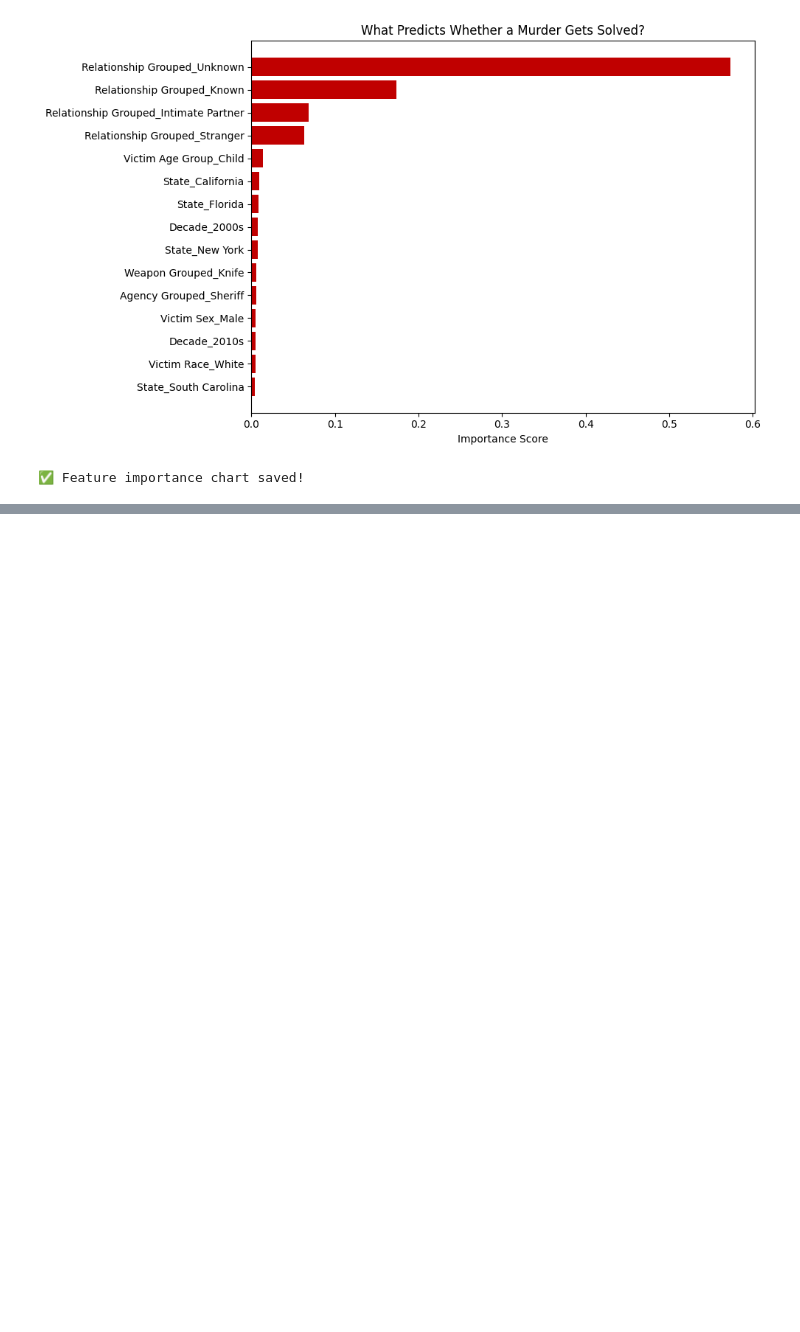
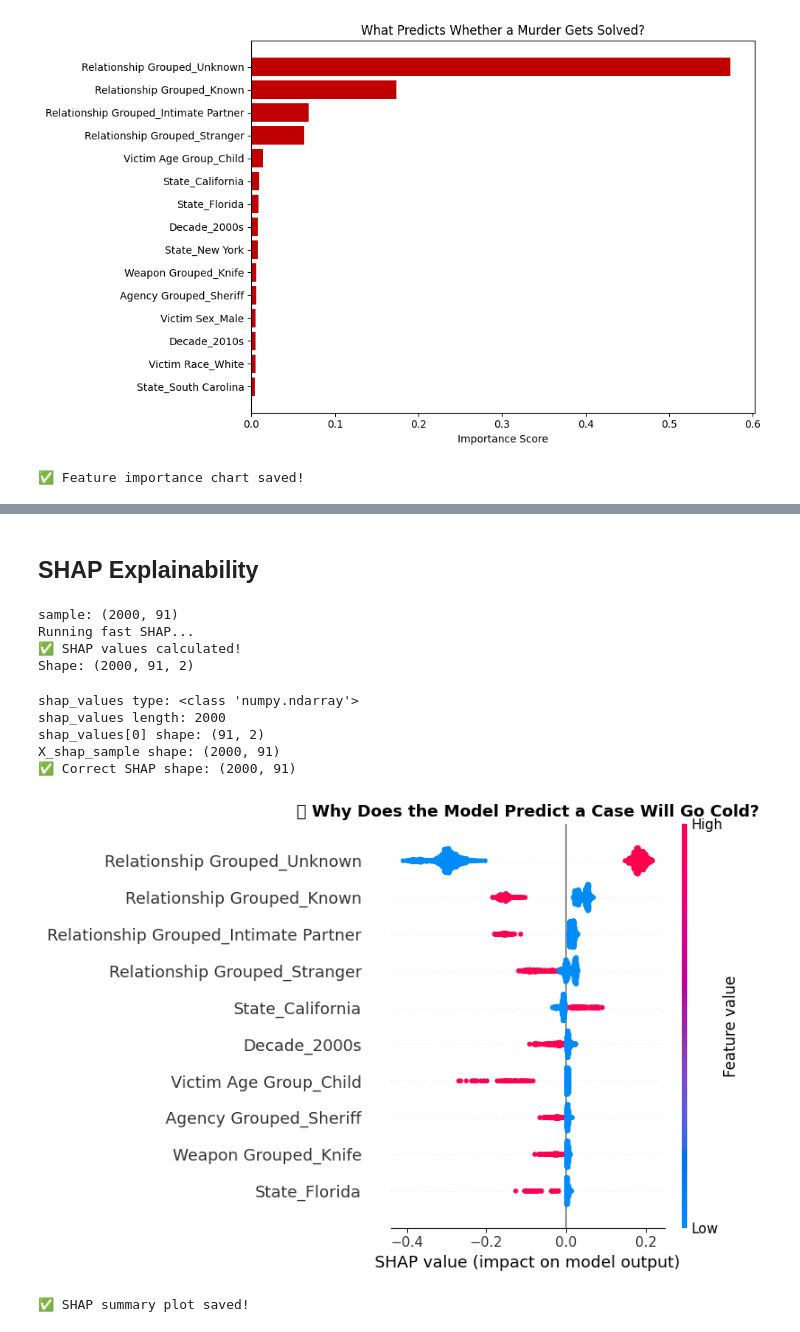
Before and after one commit to sakshiot4/cold-case-pattern-analysis, a Jupyter notebook: notebooks/cold_case_analysis.ipynb, the cells around one changed output, grey strips where cells are left out. Saved outputs shown, nothing was run; the diff lists cells and outputs as text; code cells hidden in the pictures; blank space fills up the shorter version.

Commit message:
Complete ML Pipeline — Phases 1-5: Data Engineering, K-Modes Clustering, Random Forest (83.4%), SHAP Explainability

```diff
--- a/notebooks/cold_case_analysis.ipynb
+++ b/notebooks/cold_case_analysis.ipynb
@@ -944,0 +998,2 @@ Name: Cold_Case_Risk_Score, dtype: float64
+# %% [markdown]
+## SHAP Explainability
@@ -944,0 +1005,55 @@ Name: Cold_Case_Risk_Score, dtype: float64
+# %%
+# Shap
+X_shap_sample = X_test.sample(n=2000, random_state=42)
+
+print(f"sample: {X_shap_sample.shape}")
+print("Running fast SHAP...")
+
+# Use interventional path dependency — much faster
+explainer = shap.TreeExplainer(
+    rf_model,
+    feature_perturbation="tree_path_dependent"
+)
+
+shap_values = explainer.shap_values(X_shap_sample, check_additivity=False)
+
+print(f"✅ SHAP values calculated!")
+print(f"Shape: {np.array(shap_values).shape}")
+# %% [output]
+sample: (2000, 91)
+Running fast SHAP...
+✅ SHAP values calculated!
+Shape: (2000, 91, 2)
+# %%
+print(f"shap_values type: {type(shap_values)}")
+print(f"shap_values length: {len(shap_values)}")
+print(f"shap_values[0] shape: {np.array(shap_values[0]).shape}")
+print(f"X_shap_sample shape: {X_shap_sample.shape}")
+
+# Extract correct SHAP values for Cold Cases (class 0)
+sv_cold = shap_values[:, :, 0]  # shape: (2000, 91)
+
+print(f"✅ Correct SHAP shape: {sv_cold.shape}")
+# %% [output]
+shap_values type: <class 'numpy.ndarray'>
+shap_values length: 2000
+shap_values[0] shape: (91, 2)
+X_shap_sample shape: (2000, 91)
+✅ Correct SHAP shape: (2000, 91)
+# %%
+plt.figure(figsize=(12, 8))
+shap.summary_plot(
+    sv_cold,
+    X_shap_sample,
+    max_display=10,
+    show=False
+)
+plt.title('🔍 Why Does the Model Predict a Case Will Go Cold?',
+          fontsize=13, fontweight='bold')
+plt.tight_layout()
+plt.savefig('../outputs/shap_summary.png', dpi=150, bbox_inches='tight')
+plt.show()
+print("✅ SHAP summary plot saved!")
+# %% [output]
+[figure, added]
+✅ SHAP summary plot saved!
```
Also changed, not shown: parts of 13 cells of this notebook, 6 other files.
